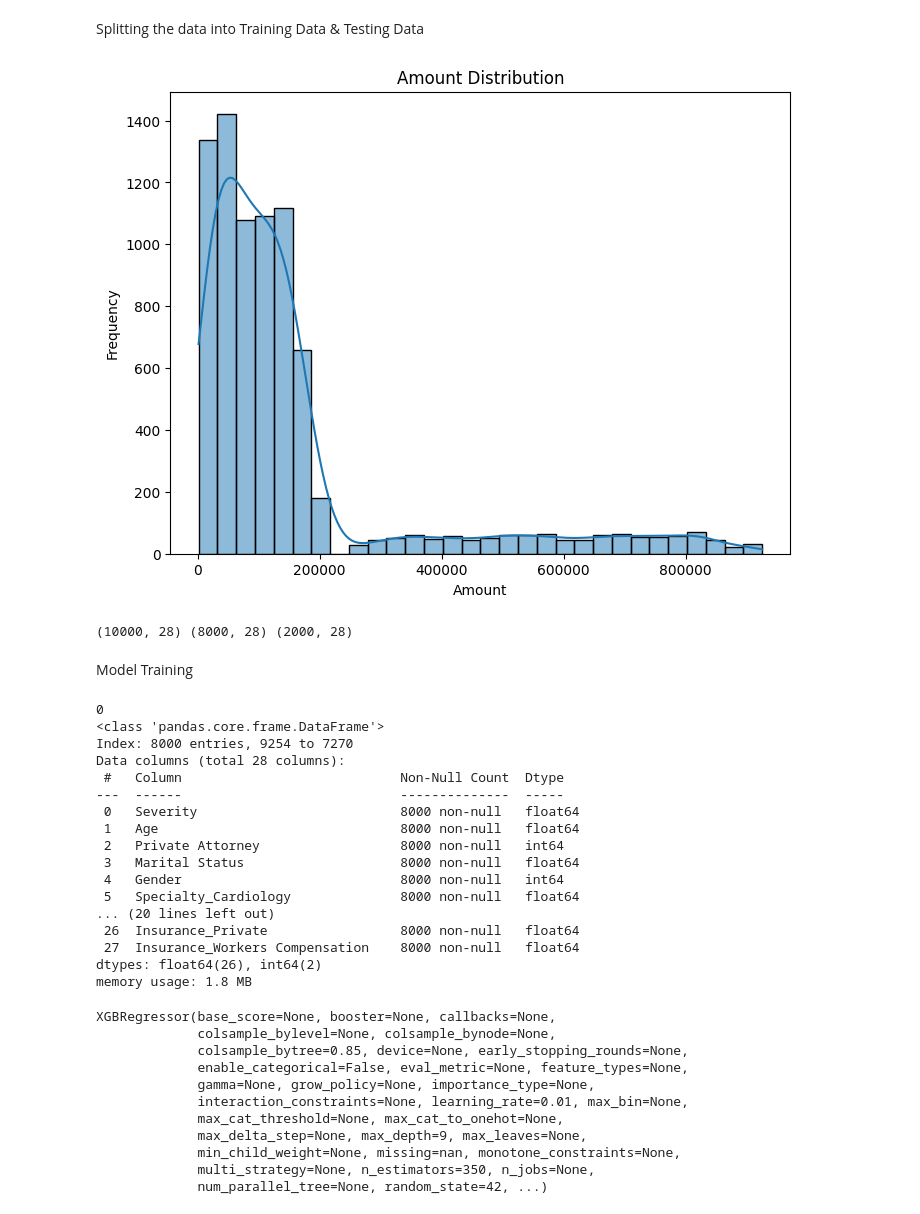
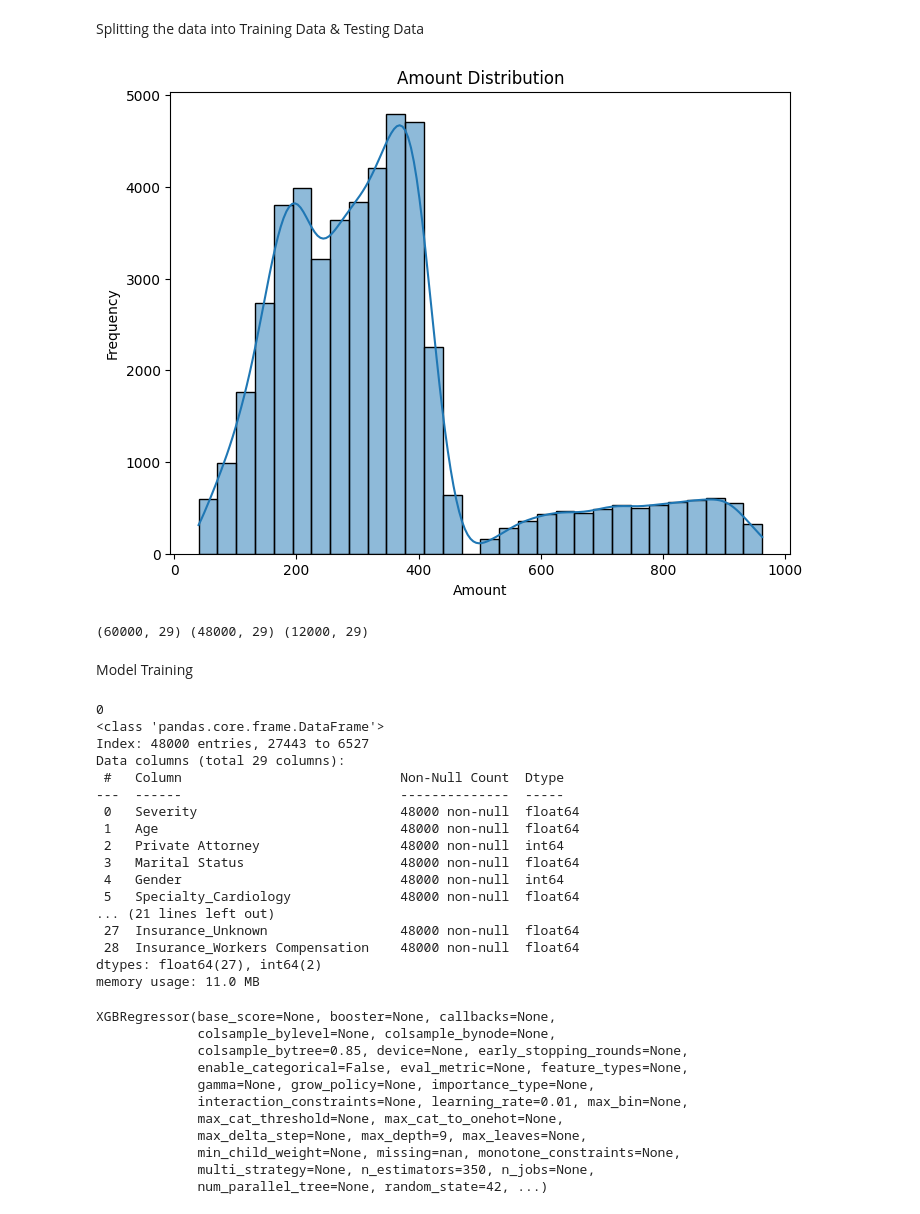
Before and after one commit to AhmadHudhud83/MedClaimPredictor-ML, a Jupyter notebook: main.ipynb, the cells around one changed output. Cells and saved outputs as stored; diff of their text form; code cells hidden in the pictures.

Commit message:
good model results (best so far)

```diff
--- a/main.ipynb
+++ b/main.ipynb
@@ -19,7 +19,7 @@ from xgboost import XGBRegressor
 Importing Data Collection
 # %%
 #loading the data from csv file to a Pandas DataFrame
-dataset = pd.read_csv("data/medicalmalpractice.csv").head(10000)
+dataset = pd.read_csv(r"C:\Users\Gigabyte\Desktop\medicalmalpractice.csv").head(60000)
 
 #first 5 rows of dataframe
 dataset.head()
@@ -134,7 +134,7 @@ Name: count, dtype: int64
 
 #df_filtered = df_filtered[(df_filtered['Amount'] >= 1576) & (df_filtered['Amount'] <=20000)]
 
-
+df_filtered['Amount'] = np.sqrt(df_filtered['Amount'] + 1)
 sns.boxplot(df_filtered["Amount"])
 # %% [output]
 <Axes: ylabel='Amount'>
@@ -175,7 +175,7 @@ Incoding Categorical Features
 most_frequent = df_filtered['Insurance'].mode()[0]
 
 #Replace "Unknown" with the most frequent category
-df_filtered['Insurance'] = df_filtered['Insurance'].replace('Unknown', most_frequent)
+#df_filtered['Insurance'] = df_filtered['Insurance'].replace('Unknown', most_frequent)
 
 #encoding Gender Column ,  1 for male and 0 for female
 from sklearn.preprocessing import LabelEncoder
@@ -219,8 +219,8 @@ df_filtered.head()
 #summary = dataset.groupby('Specialty')['Amount'].mean().sort_values(ascending=False)
 #summary
 # %%
-# # Target Encoding
-# # Calculate the mean target value (Amount) for each category in Specialty
+# Target Encoding
+# Calculate the mean target value (Amount) for each category in Specialty
 # specialty_means = df_filtered.groupby('Specialty')['Amount'].mean()
 
 # # Map these means to the Specialty column
@@ -250,8 +250,8 @@ encoded_df = pd.DataFrame(specialty_encoded, columns=encoder.get_feature_names_o
 df_encoded = pd.concat([df_filtered.drop('Specialty', axis=1), encoded_df], axis=1)
 
 # Checking the first few rows of the updated dataset
+# df_encoded.head()
+#df_encoded.dropna(subset=['Amount'], inplace=True)
+#df_encoded['Amount'].fillna(df_encoded['Amount'].mean(), inplace=True)
 df_encoded.head()
-df_encoded.dropna(subset=['Amount'], inplace=True)
-df_encoded['Amount'].fillna(df_encoded['Amount'].mean(), inplace=True)
-df_encoded.head()
 # %% [output]
@@ -335,23 +329,32 @@ For example, when doing 'df[col].method(value, inplace=True)', try using 'df.met
 # %% [markdown]
 Splitting the data into Training Data & Testing Data
 # %%
+
 X = df_encoded.drop('Amount', axis=1)
 y = df_encoded['Amount']
 X_train, X_test, Y_train, Y_test = train_test_split(X, y, test_size=0.2, random_state=42)
+from sklearn.model_selection import StratifiedShuffleSplit
+
+# Assuming 'Severity' is a categorical feature in X
+sss = StratifiedShuffleSplit(n_splits=1, test_size=0.2, random_state=42)
+
+for train_index, test_index in sss.split(X, X['Severity']):
+    X_train, X_test = X.iloc[train_index], X.iloc[test_index]
+    Y_train, Y_test = y.iloc[train_index], y.iloc[test_index]
 
 
 plt.figure(figsize=(8, 6))
 sns.histplot(Y_train, kde=True, bins=30)
 plt.title("Amount Distribution")
 plt.xlabel("Amount")
 plt.ylabel("Frequency")
 plt.show()
 # %% [output]
-[figure, old version]
+[figure, new version]
 # %%
 print(X.shape,X_train.shape,X_test.shape)
 # %% [output]
-(10000, 28) (8000, 28) (2000, 28)
+(60000, 29) (48000, 29) (12000, 29)
 # %% [markdown]
 Model Training
 # %%
@@ -373,21 +376,21 @@ X_train.info()
 # %% [output]
 0
 <class 'pandas.core.frame.DataFrame'>
-Index: 8000 entries, 9254 to 7270
-Data columns (total 28 columns):
+Index: 48000 entries, 27443 to 6527
+Data columns (total 29 columns):
  #   Column                            Non-Null Count  Dtype
 ---  ------                            --------------  -----
- 0   Severity                          8000 non-null   float64
- 1   Age                               8000 non-null   float64
- 2   Private Attorney                  8000 non-null   int64
- 3   Marital Status                    8000 non-null   float64
- 4   Gender                            8000 non-null   int64
- 5   Specialty_Cardiology              8000 non-null   float64
-... (20 lines left out)
- 26  Insurance_Private                 8000 non-null   float64
- 27  Insurance_Workers Compensation    8000 non-null   float64
-dtypes: float64(26), int64(2)
-memory usage: 1.8 MB
+ 0   Severity                          48000 non-null  float64
+ 1   Age                               48000 non-null  float64
+ 2   Private Attorney                  48000 non-null  int64
+ 3   Marital Status                    48000 non-null  float64
+ 4   Gender                            48000 non-null  int64
+ 5   Specialty_Cardiology              48000 non-null  float64
+... (21 lines left out)
+ 27  Insurance_Unknown                 48000 non-null  float64
+ 28  Insurance_Workers Compensation    48000 non-null  float64
+dtypes: float64(27), int64(2)
+memory usage: 11.0 MB
 # %%
 #loading the regression model
 from lightgbm import LGBMRegressor
```
Also changed, not shown: parts of 17 cells of this notebook.
